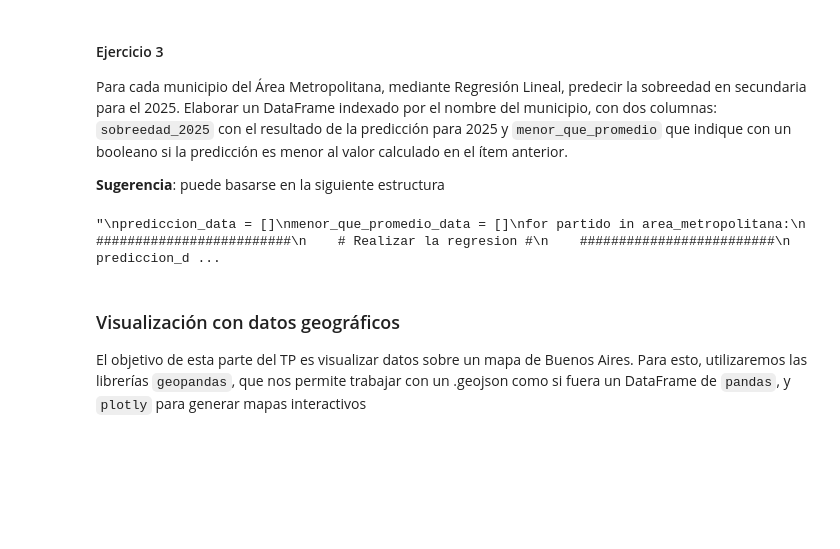
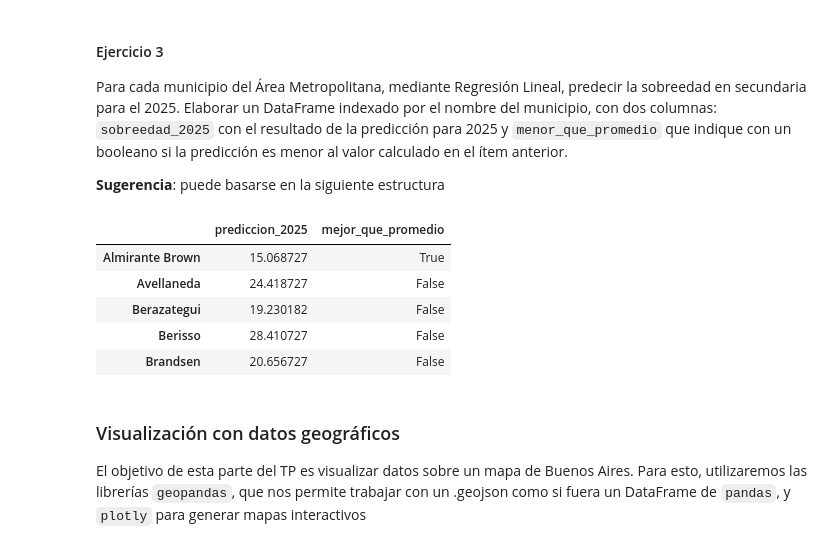
Before and after one commit to lmendezayl/uba-ldd-tp1, a Jupyter notebook: TP_1.ipynb, the cells around one changed output. Saved outputs shown, nothing was run; the diff lists cells and outputs as text; code cells hidden in the pictures; blank space fills up the shorter version.

Commit message:
regresion lineal terminada (creo)

```diff
--- a/TP_1.ipynb
+++ b/TP_1.ipynb
@@ -293,22 +274,32 @@ y `menor_que_promedio` que indique con un booleano si la predicción es menor al
 **Sugerencia**: puede basarse en la siguiente estructura
 # %%
 
-"""
 prediccion_data = []
 menor_que_promedio_data = []
 for partido in area_metropolitana:
-    #########################
-    # Realizar la regresion #
-    #########################
-    prediccion_data.append(???)
-    mejor_que_promedio_data.append(???)
+    df_partidos = df_educacion[df_educacion['municipio_nombre'] == partido]
+    y, X = Formula("sobreedad_secundaria ~ anio").get_model_matrix(df_partidos.dropna(subset=['sobreedad_secundaria']))
+    modelo_p = linear_model.LinearRegression(fit_intercept=False)
+    modelo_p.fit(X, y)
+    beta_0, beta_1 = modelo_p.coef_[0]
+    prediccion = beta_0 + beta_1 * 2025
+    prediccion_data.append(prediccion)
+    menor_que_promedio_data.append(prediccion < prediccion_2025)
+
 predicciones_df = pd.DataFrame(
-    data = {'prediccion_2025': ???, 'mejor_que_promedio': ???},
-    index = ???
+    data = {'prediccion_2025': prediccion_data, 'mejor_que_promedio': menor_que_promedio_data},
+    index = area_metropolitana
 )
-"""
+
+
+predicciones_df.head()
 # %% [output]
-"\nprediccion_data = []\nmenor_que_promedio_data = []\nfor partido in area_metropolitana:\n    #########################\n    # Realizar la regresion #\n    #########################\n    prediccion_d ...
+|  | prediccion_2025 | mejor_que_promedio |
+| Almirante Brown | 15.068727 | True |
+| Avellaneda | 24.418727 | False |
+| Berazategui | 19.230182 | False |
+| Berisso | 28.410727 | False |
+| Brandsen | 20.656727 | False |
 # %%
 area_metropolitana = ['Almirante Brown', 'Avellaneda', 'Berazategui', 'Berisso', 'Brandsen', 'Campana', 'Cañuelas',
                       'Ensenada', 'Escobar', 'Esteban Echeverria', 'Exaltacion de la Cruz', 'Ezeiza',
```
Also changed, not shown: parts of 3 cells of this notebook.
